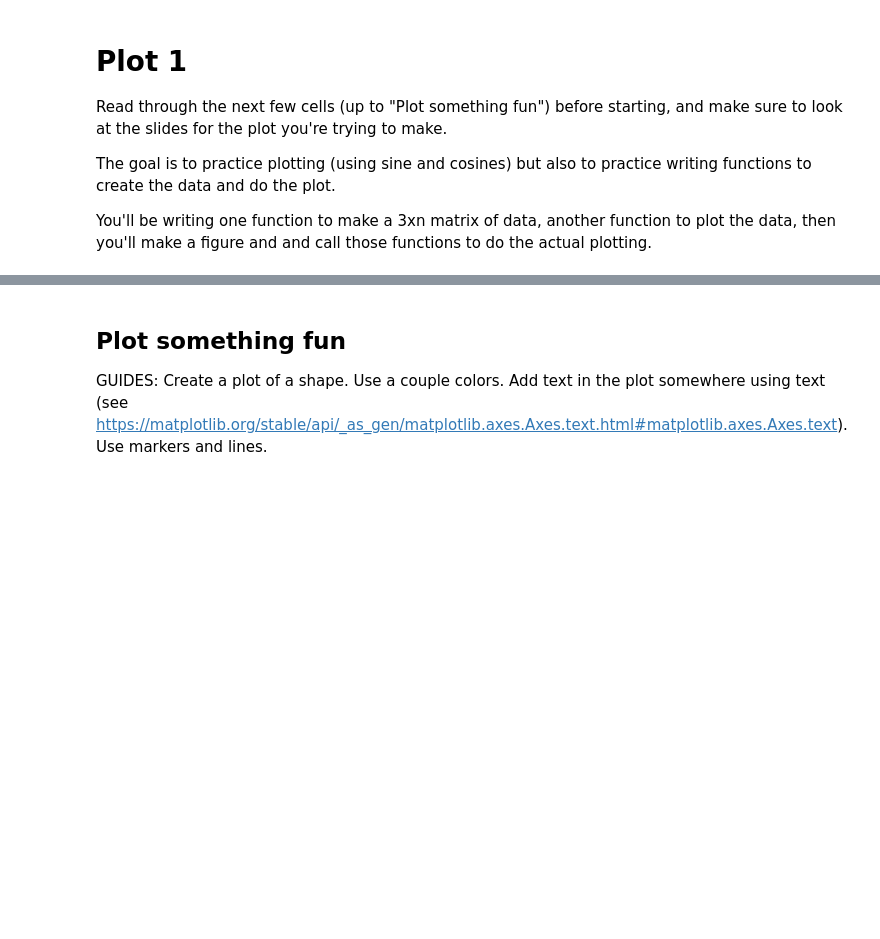
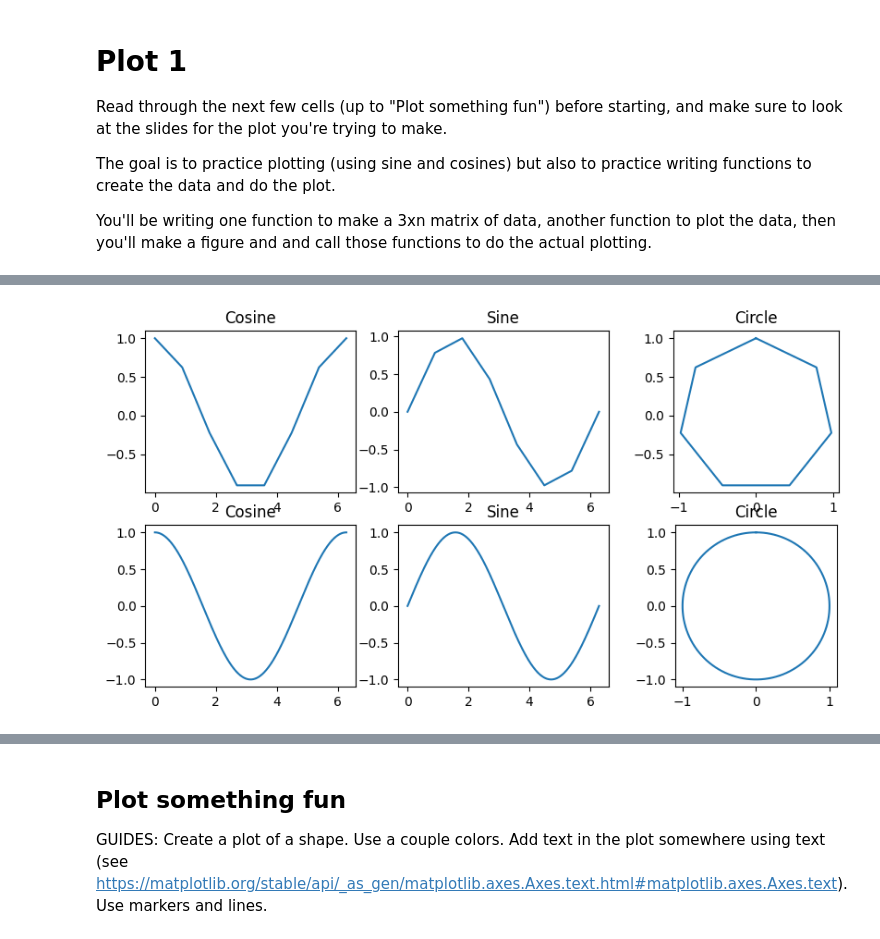
Before and after one commit to AllThePinq/IntroPythonProgramming, a Jupyter notebook: Week_3_plotting/lec_act_3_plotting.ipynb, the cells around one changed output, grey strips where cells are left out. Drawn from its saved outputs; the diff is of its cells as text; code cells hidden in the pictures; blank space fills up the shorter version.

```diff
--- a/Week_3_plotting/lec_act_3_plotting.ipynb
+++ b/Week_3_plotting/lec_act_3_plotting.ipynb
@@ -66,25 +82,37 @@ def plot_one_row(axs, data):
     @param data - the data you created in the make_circle_data method
     @returns: nothing"""
 
-    ...
+    axs[0].plot(data[0], data[1])
+    axs[0].set_title('Cosine')
+    axs[1].plot(data[0], data[2])
+    axs[1].set_title('Sine')
+    axs[2].plot(data[2], data[1])
+    axs[2].set_title('Circle')
 # %%
 # GUIDES: 1) Create two sets of data, one with a small number of samples (< 10) and the other with more samples (> 20)
 #   Do this by calling your function for making the data
 
 
 # GUIDES: Call your function to create data here; use the names given
-my_lowdim_data = ...
-my_highdim_data = ...
+my_lowdim_data = trig_stuff(8)
+my_highdim_data = trig_stuff(1000)
 # %%
 # GUIDES: Doing the plot.
 #   1) Use plt.subplots to make a 2 x 3 sized set of plots
 #   2) Call plot_one_row with the axes for the first row (axs1[0, :]) and your low-res data
 #   3) Call plot_one_row with the axes for the second row (axs1[1, :]) and your hi-res data
 #  You must use your plot function for full credit
 
 
 # Note: axs1 should have size 2x3 (2 rows, 3 columns)
 #   Do NOT rename axs1
-fig, axs1 = ...
+fig,axs1 =plt.subplots(2,3, figsize=(10,5))
+plot_one_row(axs1[0, :], my_lowdim_data)
+plot_one_row(axs1[1, :], my_highdim_data)
+
+axs1[0,2].set_aspect(1.0)
+axs1[1,2].set_aspect(1.0)
+# %% [output]
+[figure, added]
 # %%
 grader.check("plot_circle")
```
Also changed, not shown: parts of 8 cells of this notebook, 3 other files.
